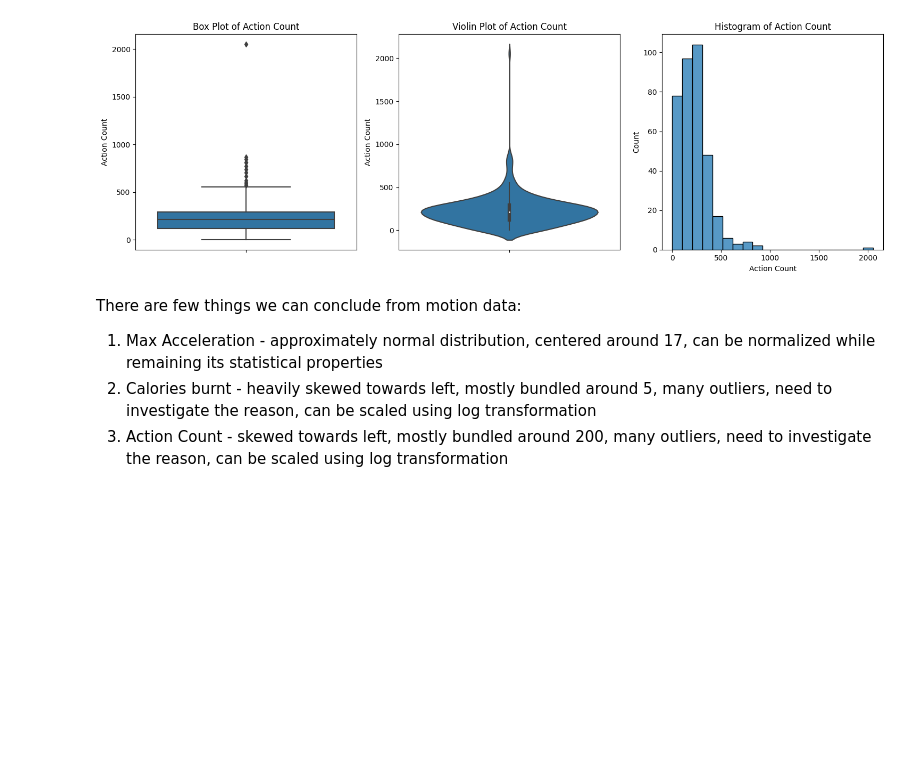
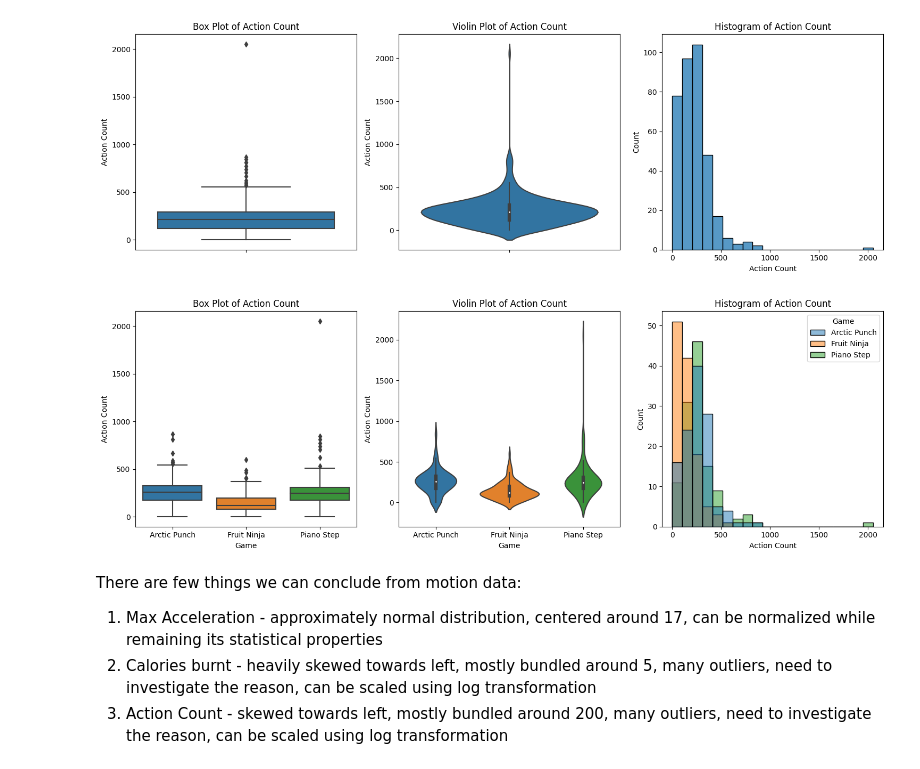
Before and after one commit to GeorgePPP/SG_walk, a Jupyter notebook: analysis_0911.ipynb, the cells around one changed output. Saved outputs shown, nothing was run; the diff lists cells and outputs as text; code cells hidden in the pictures; blank space fills up the shorter version.

```diff
--- a/Exploratory analysis.ipynb
+++ b/analysis_0911.ipynb
@@ -116,6 +122,10 @@ Fruit Ninja Game tends to have lesser outliers, Arctic Punch and Piano Step tend
 plotdist(df[['Action Count']],'Action Count')
 # %% [output]
 [figure]
+# %%
+plotdist(df,'Action Count', 'Game')
+# %% [output]
+[figure, added]
 # %% [markdown]
 There are few things we can conclude from motion data:
 1. Max Acceleration - approximately normal distribution, centered around 17, can be normalized while remaining its statistical properties
```
Also changed, not shown: parts of 6 cells of this notebook.
